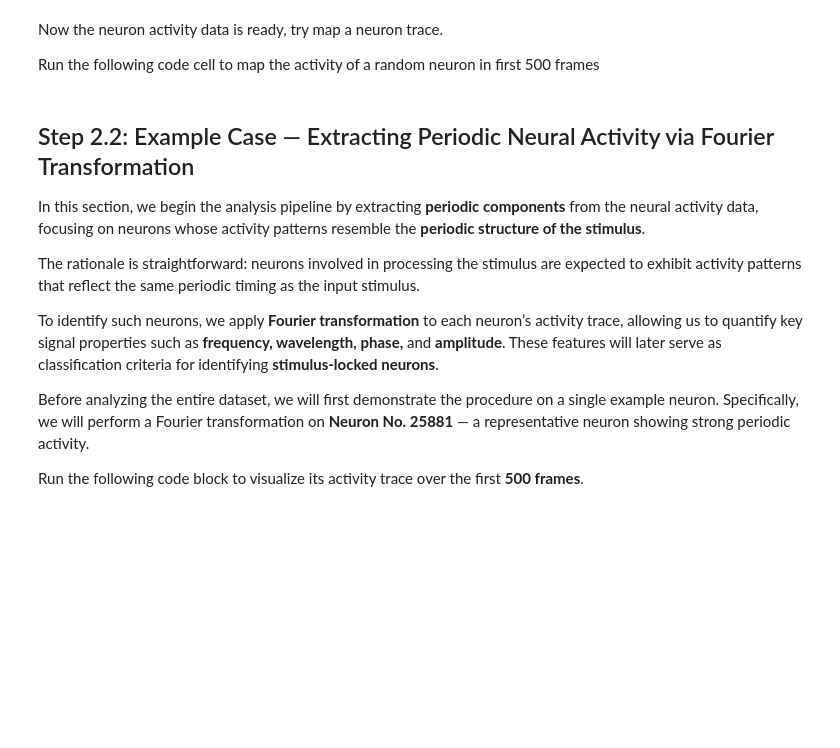
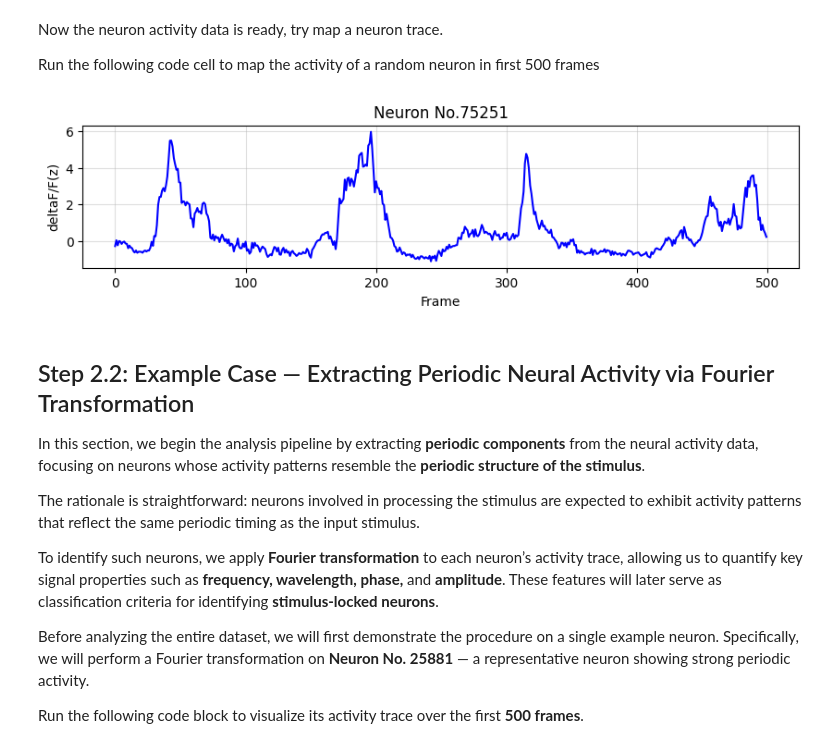
Before and after one commit to JingpinLiu/Fourier, a Jupyter notebook: notebooks/Fourier_Analysis_Demo.ipynb, the cells around one changed output. Cells and saved outputs as stored; diff of their text form; code cells hidden in the pictures; blank space fills up the shorter version.

```diff
--- a/notebooks/Fourier_Analysis_Demo.ipynb
+++ b/notebooks/Fourier_Analysis_Demo.ipynb
@@ -186,13 +197,16 @@ Run the following code cell to map the activity of a random neuron in first 500
 # %%
 #Visualize a random neuron activity for the first 500 frames
 import random
 index = random.randint(0, 92538)
 plt.figure(figsize=(10,2))
 plt.title(f"Neuron No.{index}")
+plt.grid(alpha = 0.4)
 plt.plot(cell_resp_z[index][1][:500],c = "blue")
 plt.xlabel("Frame")
 plt.ylabel("deltaF/F(z)")
 plt.show()
+# %% [output]
+[figure, added]
 # %% [markdown]
 ## Step 2.2: Example Case — Extracting Periodic Neural Activity via Fourier Transformation
 
```
Also changed, not shown: parts of 21 cells of this notebook.
